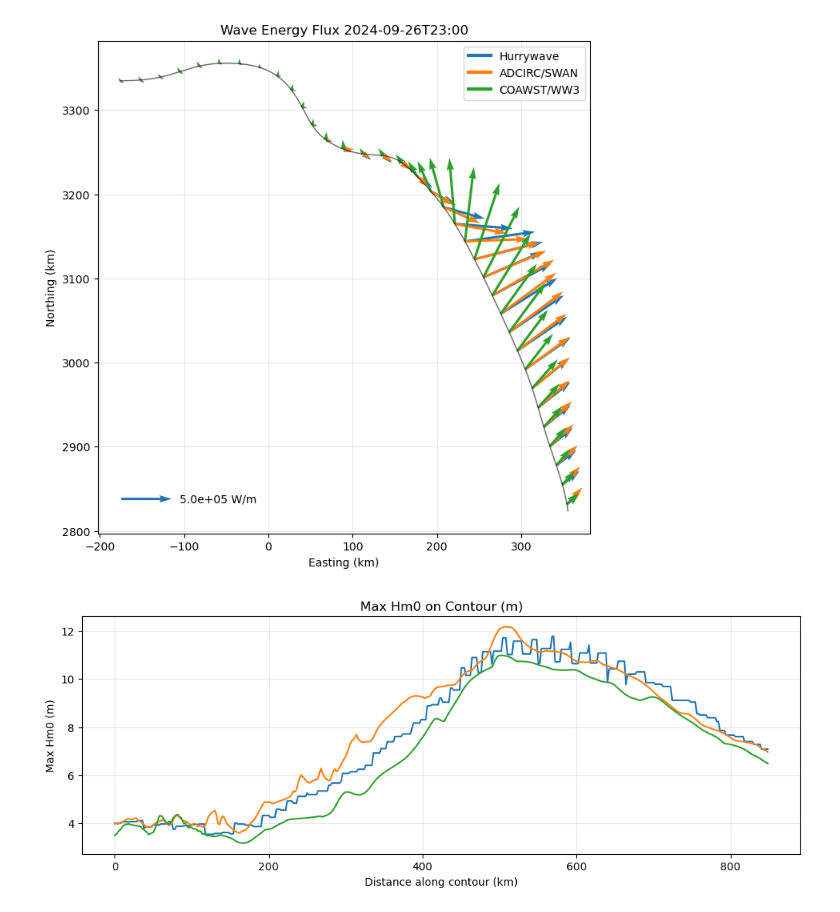
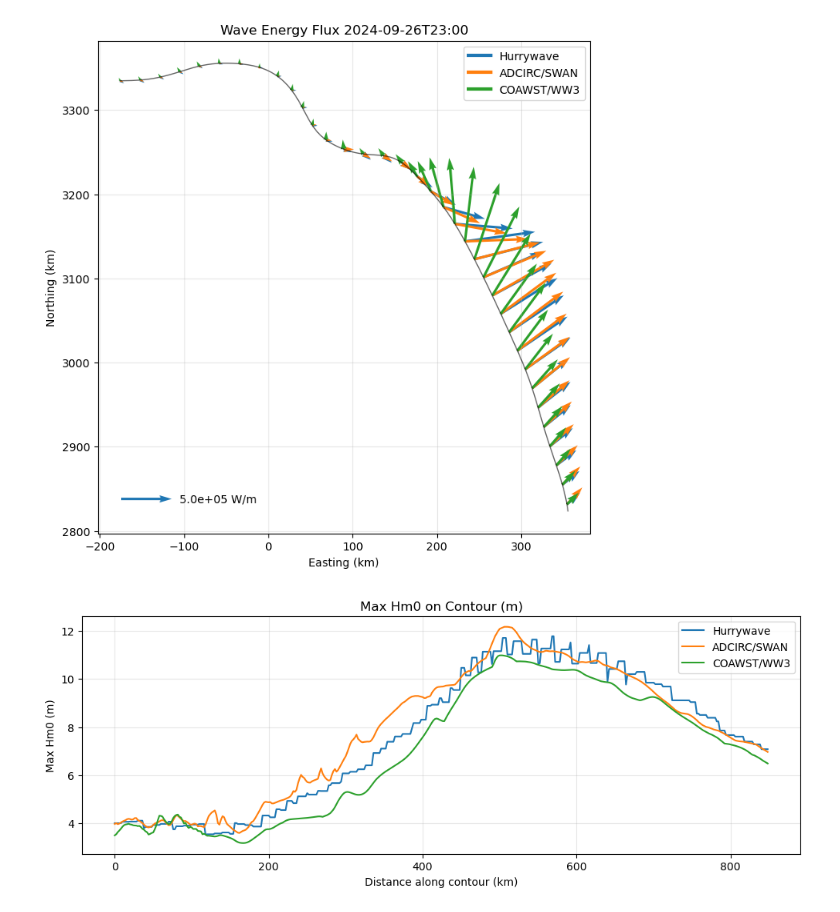
Before and after one commit to csherwood-usgs/NOPP_comparison, a Jupyter notebook: flux_plots_all3.ipynb, the cells around one changed output. Cells and saved outputs as stored; diff of their text form; code cells hidden in the pictures.

Commit message:
flux plots done

```diff
--- a/flux_plots_all3.ipynb
+++ b/flux_plots_all3.ipynb
@@ -433,15 +433,16 @@ plot_flux_vectors_overlay(
 # %%
 s = cumulative_distance(ds_hw["x"].values, ds_hw["y"].values) / 1000.0
 plt.figure(figsize=(12,4))
-plt.plot(s, ds_hw["hm0"].max(dim="time").values)
-plt.plot(s, ds_ad["hm0"].max(dim="time").values)
-plt.plot(s, ds_cw["hm0"].max(dim="time").values)
+plt.plot(s, ds_hw["hm0"].max(dim="time").values, label='Hurrywave')
+plt.plot(s, ds_ad["hm0"].max(dim="time").values, label='ADCIRC/SWAN')
+plt.plot(s, ds_cw["hm0"].max(dim="time").values, label='COAWST/WW3')
 
 plt.xlabel("Distance along contour (km)")
 plt.ylabel("Max Hm0 (m)")
 plt.title("Max Hm0 on Contour (m)")
 plt.grid(True, alpha=0.3)
+plt.legend()
 plt.savefig('max_Hmo_on_contour.png')
 plt.show()
 # %% [output]
-[figure, old version]
+[figure, new version]
```
